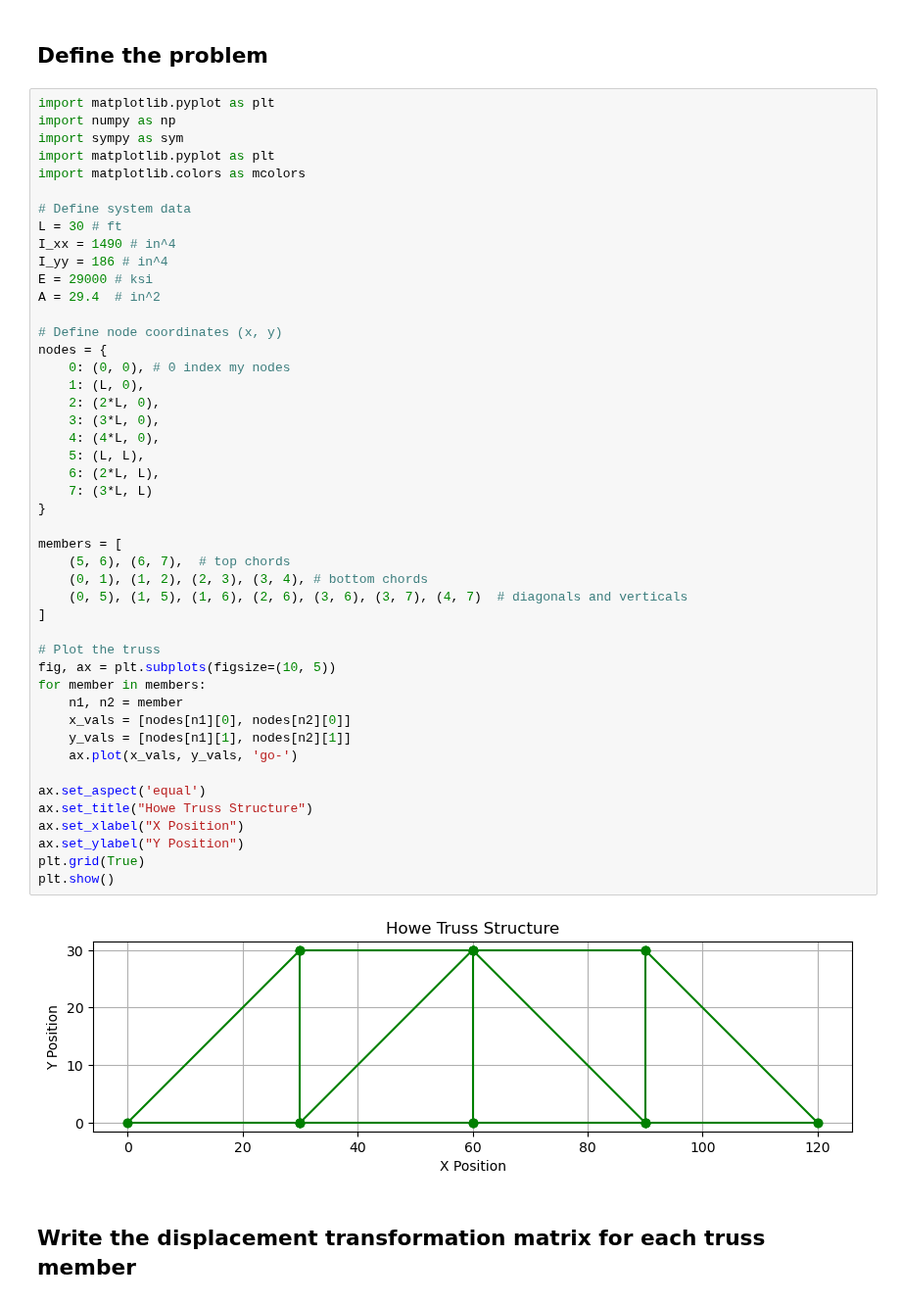
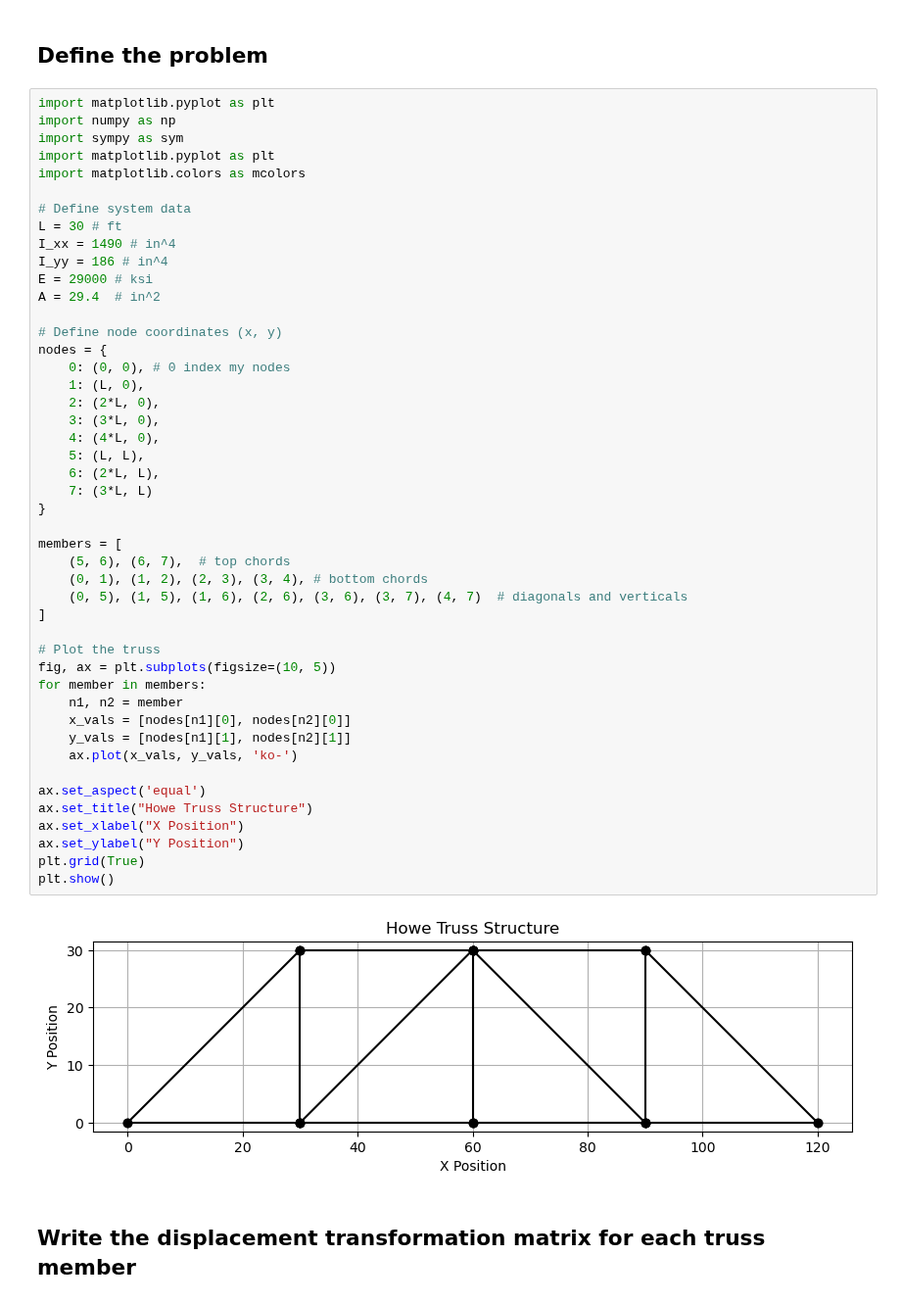
Before and after one commit to TheBestBot/ae353-sp25, a Jupyter notebook: examples/CEE_360_Code.ipynb, the cells around one changed output. Shown at 98% size. Drawn from its saved outputs; the diff is of its cells as text.

```diff
--- a/examples/CEE_360_Code.ipynb
+++ b/examples/CEE_360_Code.ipynb
@@ -19,35 +19,35 @@ nodes = {
     0: (0, 0), # 0 index my nodes
     1: (L, 0),
     2: (2*L, 0),
     3: (3*L, 0),
     4: (4*L, 0),
     5: (L, L),
     6: (2*L, L),
     7: (3*L, L)
 }
 
 members = [
     (5, 6), (6, 7),  # top chords
     (0, 1), (1, 2), (2, 3), (3, 4), # bottom chords
     (0, 5), (1, 5), (1, 6), (2, 6), (3, 6), (3, 7), (4, 7)  # diagonals and verticals
 ]
 
 # Plot the truss
 fig, ax = plt.subplots(figsize=(10, 5))
 for member in members:
     n1, n2 = member
     x_vals = [nodes[n1][0], nodes[n2][0]]
     y_vals = [nodes[n1][1], nodes[n2][1]]
-    ax.plot(x_vals, y_vals, 'go-')
+    ax.plot(x_vals, y_vals, 'ko-')
 
 ax.set_aspect('equal')
 ax.set_title("Howe Truss Structure")
 ax.set_xlabel("X Position")
 ax.set_ylabel("Y Position")
 plt.grid(True)
 plt.show()
 # %% [output]
-[figure, old version]
+[figure, new version]
 # %% [markdown]
 ## Write the displacement transformation matrix for each truss member
 # %%
```
Also changed, not shown: parts of 1 cell of this notebook.
